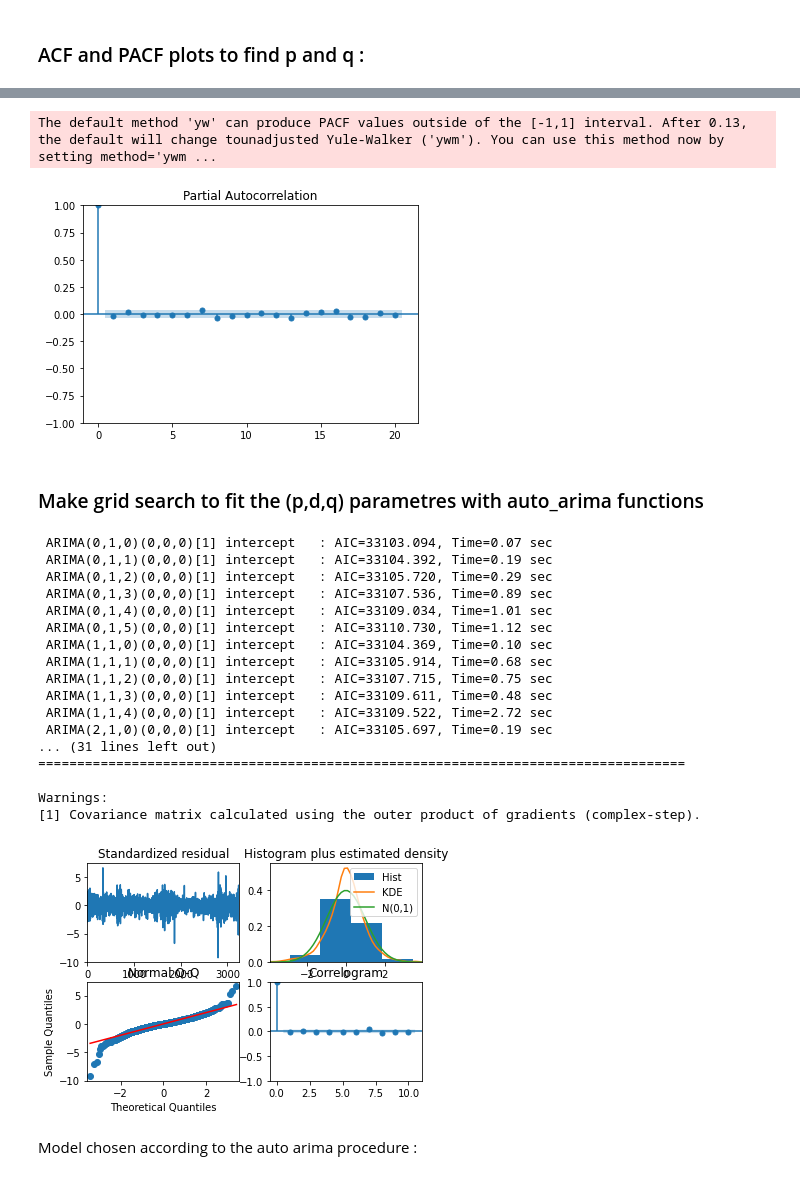
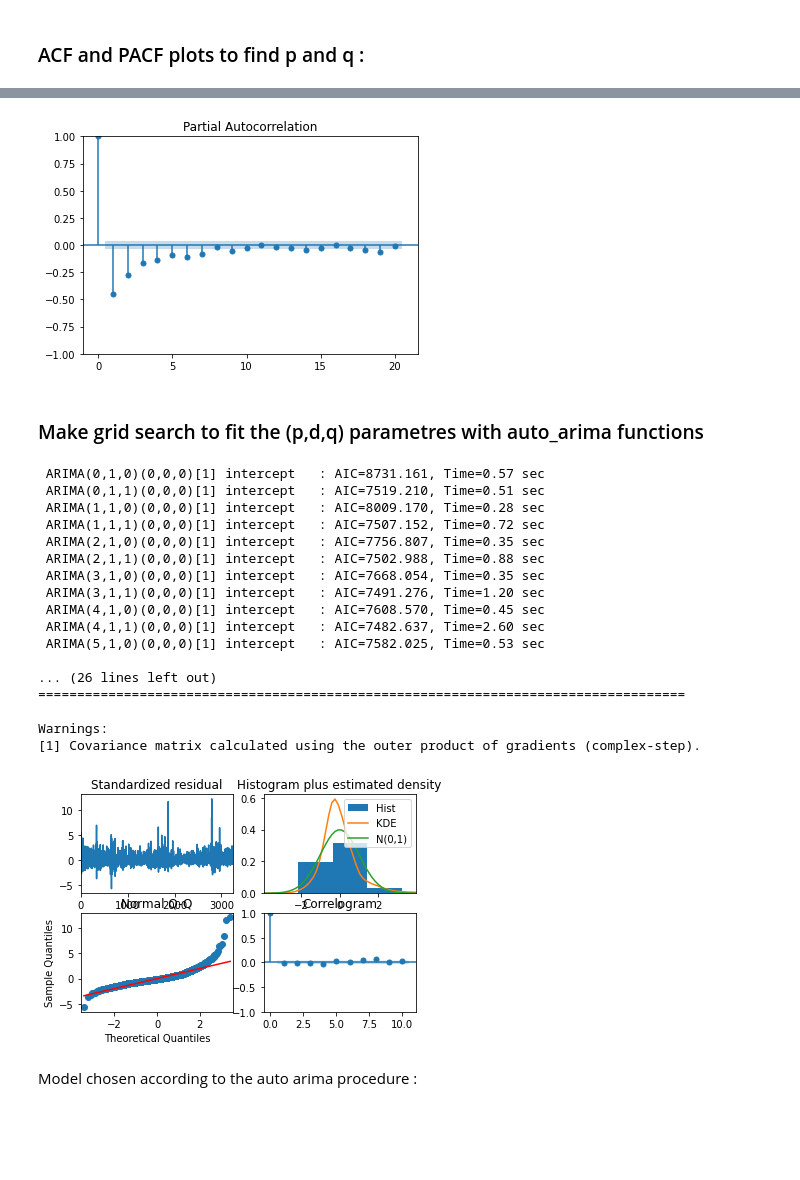
Before and after one commit to Emy-O/Projet_ML, a Jupyter notebook: recuperation_donnees (1).ipynb, the cells around one changed output, grey strips where cells are left out. Drawn from its saved outputs; the diff is of its cells as text; code cells hidden in the pictures; blank space fills up the shorter version.

```diff
--- a/recuperation_donnees (1).ipynb
+++ b/recuperation_donnees (1).ipynb
@@ -214,13 +214,13 @@ def get_stoxx50_data(start_date, end_date):
 
     # Récupérer les données
     data = yf.download(symbol, start=start_date, end=end_date)
-    data=data[["Open","Adj Close","Close"]].copy()
+    data=data[["Open","Adj Close","Close","High","Low"]].copy()
     df=pd.DataFrame(data)
-    df.rename(columns={"Open":"open_index","Adj Close":"stox_index","Close":"close_index"},inplace=True)
+    df.rename(columns={"Open":"open_index","Adj Close":"stox_index","Close":"close_index", "High":"high_index", "Low":"low_index"},inplace=True)
 
     df.reset_index(inplace=True)
 
-    df["daily_pct_variation"] = ((df["close_index"] - df["open_index"]) / df["open_index"]) *100
+    df["daily_pct_variation"] = ((df["high_index"] - df["low_index"]) / df["low_index"]) *100
 
     df["daily_return"] = df["stox_index"].pct_change() * 100
     df.dropna(inplace=True)
@@ -364,6 +397,6 @@ As we have seen in the precedent plots, the serie is likely to have a temporal i
 # %%
 # on différencie l'index à prédire (fonctionne aussi avec le daily_return):
-stoxx50_data["stox_index_diff"] = stoxx50_data["stox_index"].diff()
+stoxx50_data["daily_pct_variation_diff"] = stoxx50_data["daily_pct_variation"].diff()
 
 stoxx50_data.dropna(inplace=True)
 
@@ -424,46 +457,45 @@ plt.show()
 # %%
-plot_pacf(stoxx50_data_train["stox_index_diff"],lags=20)
+plot_pacf(stoxx50_data_train["daily_pct_variation_diff"],lags=20)
 plt.show()
 # %% [output]
-The default method 'yw' can produce PACF values outside of the [-1,1] interval. After 0.13, the default will change tounadjusted Yule-Walker ('ywm'). You can use this method now by setting method='ywm ...
-[figure, old version]
+[figure, new version]
 # %% [markdown]
 ### Make grid search to fit the (p,d,q) parametres with auto_arima functions
 # %%
 from pmdarima import auto_arima
 model = auto_arima(
-    stoxx50_data_train["stox_index"],
-    test="adf",
+    stoxx50_data_train["daily_pct_variation"],
+    test="kpss",
     start_p = 0, start_q = 0,
-    max_p=6,max_q=6,
-	exogenous=stoxx50_data_train["Is_Press_conference_Date"],
+    max_p=6,max_q=1,
+	# exogenous=stoxx50_data_train["Is_Press_conference_Date"],
     stepwise = False, # to test all combinations
 	trace=True,
 	error_action="ignore",
 	suppress_warnings=True,
 	)
 print(model.summary())
 model.plot_diagnostics()
 plt.show()
 # %% [output]
- ARIMA(0,1,0)(0,0,0)[1] intercept   : AIC=33103.094, Time=0.07 sec
- ARIMA(0,1,1)(0,0,0)[1] intercept   : AIC=33104.392, Time=0.19 sec
- ARIMA(0,1,2)(0,0,0)[1] intercept   : AIC=33105.720, Time=0.29 sec
- ARIMA(0,1,3)(0,0,0)[1] intercept   : AIC=33107.536, Time=0.89 sec
- ARIMA(0,1,4)(0,0,0)[1] intercept   : AIC=33109.034, Time=1.01 sec
- ARIMA(0,1,5)(0,0,0)[1] intercept   : AIC=33110.730, Time=1.12 sec
- ARIMA(1,1,0)(0,0,0)[1] intercept   : AIC=33104.369, Time=0.10 sec
- ARIMA(1,1,1)(0,0,0)[1] intercept   : AIC=33105.914, Time=0.68 sec
- ARIMA(1,1,2)(0,0,0)[1] intercept   : AIC=33107.715, Time=0.75 sec
- ARIMA(1,1,3)(0,0,0)[1] intercept   : AIC=33109.611, Time=0.48 sec
- ARIMA(1,1,4)(0,0,0)[1] intercept   : AIC=33109.522, Time=2.72 sec
- ARIMA(2,1,0)(0,0,0)[1] intercept   : AIC=33105.697, Time=0.19 sec
-... (31 lines left out)
+ ARIMA(0,1,0)(0,0,0)[1] intercept   : AIC=8731.161, Time=0.57 sec
+ ARIMA(0,1,1)(0,0,0)[1] intercept   : AIC=7519.210, Time=0.51 sec
+ ARIMA(1,1,0)(0,0,0)[1] intercept   : AIC=8009.170, Time=0.28 sec
+ ARIMA(1,1,1)(0,0,0)[1] intercept   : AIC=7507.152, Time=0.72 sec
+ ARIMA(2,1,0)(0,0,0)[1] intercept   : AIC=7756.807, Time=0.35 sec
+ ARIMA(2,1,1)(0,0,0)[1] intercept   : AIC=7502.988, Time=0.88 sec
+ ARIMA(3,1,0)(0,0,0)[1] intercept   : AIC=7668.054, Time=0.35 sec
+ ARIMA(3,1,1)(0,0,0)[1] intercept   : AIC=7491.276, Time=1.20 sec
+ ARIMA(4,1,0)(0,0,0)[1] intercept   : AIC=7608.570, Time=0.45 sec
+ ARIMA(4,1,1)(0,0,0)[1] intercept   : AIC=7482.637, Time=2.60 sec
+ ARIMA(5,1,0)(0,0,0)[1] intercept   : AIC=7582.025, Time=0.53 sec
+
+... (26 lines left out)
 ===================================================================================
 
 Warnings:
 [1] Covariance matrix calculated using the outer product of gradients (complex-step).
-[figure, old version]
+[figure, new version]
 # %% [markdown]
 Model chosen according to the auto arima procedure :
 # %%
```
Also changed, not shown: parts of 19 cells of this notebook, 1 other file.
